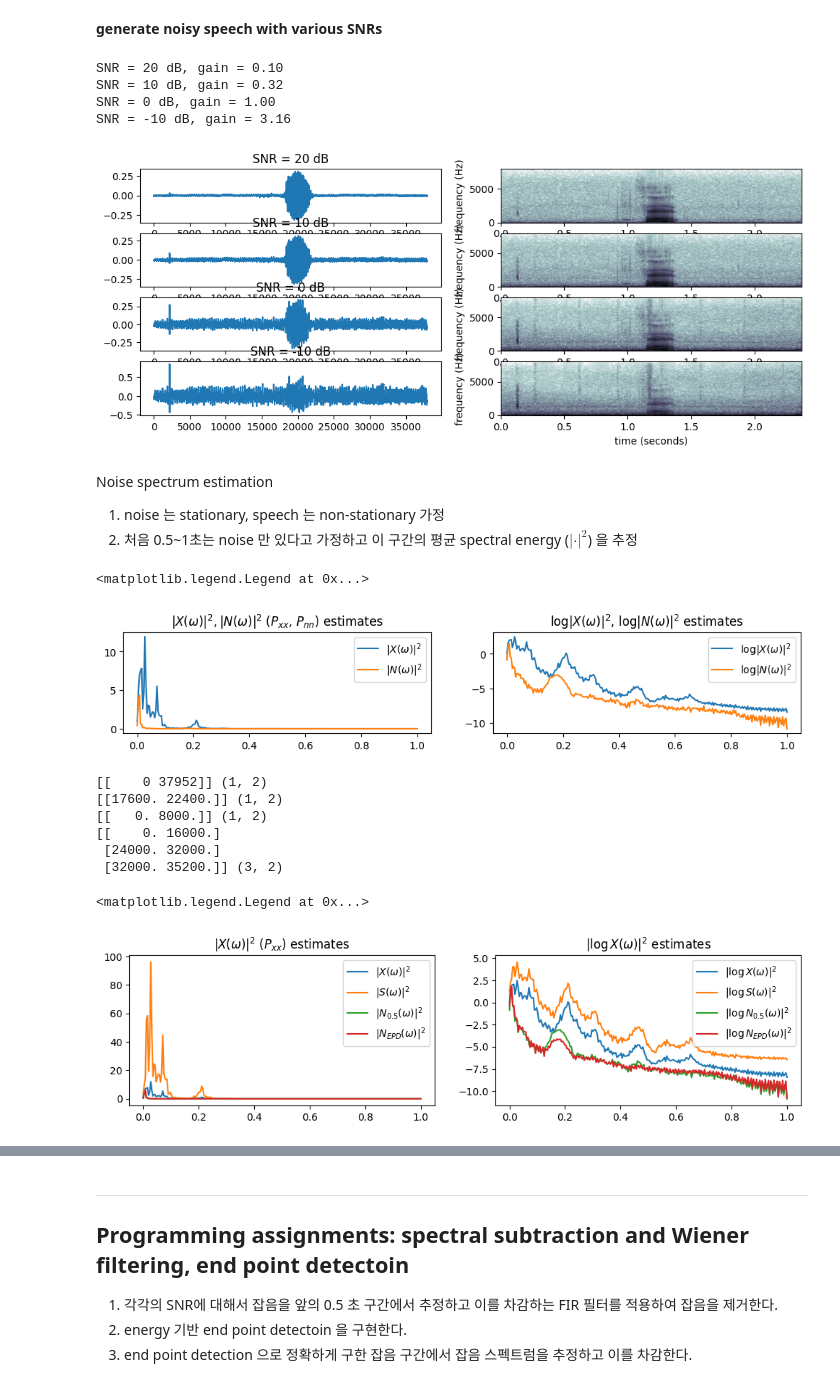
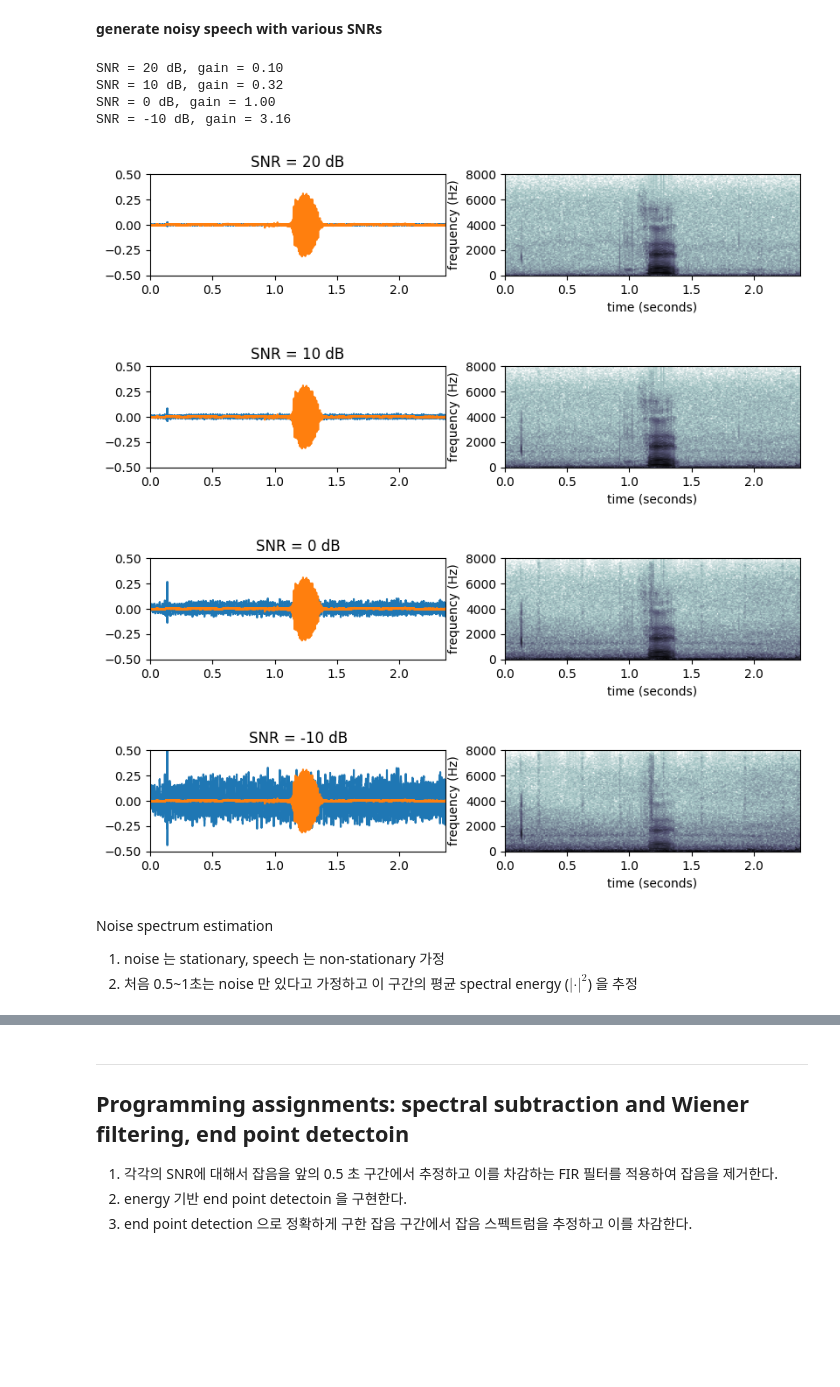
Before and after one commit to gjang7/ssp2023, a Jupyter notebook: lab04/lab04_ns_epd.ipynb, the cells around one changed output, grey strips where cells are left out. Cells and saved outputs as stored; diff of their text form; code cells hidden in the pictures; blank space fills up the shorter version.

```diff
--- a/lab04/lab04_ns_epd.ipynb
+++ b/lab04/lab04_ns_epd.ipynb
@@ -127,30 +121,33 @@ Fs = 16000, Ns = 160, Nf = 320, NFFT = 512, hNo = 257
 __generate noisy speech with various SNRs__
 # %%
 mixsnrs = np.array([20, 10, 0, -10])
-std_s = np.std(speech)
-std_n = np.std(noise)
+std_s = np.sqrt(np.mean(speech*speech))
+std_n = np.sqrt(np.mean(noise*noise))
 mixedSig = []
 for snr in mixsnrs:
     gain = np.power(10, -snr/20)
     print('SNR = %.0f dB, gain = %.2f' % (snr, gain))
-    m = speech + noise[:len(speech)]/std_n*std_s*gain
+    gn = noise[:len(speech)]/std_n*std_s*gain
+    m = speech + gn
     mixedSig.append(m)
+
+    # draw
+    plt.figure(figsize=FIG_SIZE*np.array([1.2,0.5]))
+    plt.subplot(1,2,1)
+    xscale = np.arange(len(gn))/Fs
+    plt.plot(xscale,gn); plt.plot(xscale,speech); plt.xlim(0,len(speech)/Fs); plt.ylim(-0.5,0.5)  #; plt.xticks([])
+    plt.title('SNR = %.0f dB' % (snr))
+    plt.subplot(1,2,2)
+    drawspectrogram3(m, Fs, Nf, Ns, minpercentile=1, colormap=cmap_plot)
 # %% [output]
 SNR = 20 dB, gain = 0.10
 SNR = 10 dB, gain = 0.32
 SNR = 0 dB, gain = 1.00
 SNR = -10 dB, gain = 3.16
+[figure, added]
+[figure, added]
+[figure, added]
+[figure, added]
-# %%
-plt.figure(figsize=FIG_SIZE*np.array([1.5,1.5]))
-
-for m in range(len(mixedSig)):
-    plt.subplot(len(mixedSig),2,(m+1)*2-1)
-    plt.plot(mixedSig[m])
-    plt.title('SNR = %.0f dB' % (mixsnrs[m]))
-    plt.subplot(len(mixedSig),2,(m+1)*2)
-    drawspectrogram2(mixedSig[m], Nf, Ns, minpercentile=1, isdbscale=True, isdraw=True)
-# %% [output]
-[figure, removed]
 # %% [markdown]
 Noise spectrum estimation
 1. noise 는 stationary, speech 는 non-stationary 가정
@@ -202,9 +199,6 @@ plt.plot(xticks,np.log(Pxx),label='$\log |X(\omega)|^2$')
 plt.plot(xticks,np.log(Pnn),label='$\log |N(\omega)|^2$')
 plt.title('$\log |X(\omega)|^2$, $\log |N(\omega)|^2$ estimates')
 plt.legend(loc='upper right')
-# %% [output]
-<matplotlib.legend.Legend at 0x...>
-[figure, removed]
 # %%
 ####################################
 def __sumSpect(x, I):
@@ -267,15 +261,6 @@ plt.plot(xticks,np.log(PnnHead),label='$|\log N_{0.5}(\omega)|^2$')
 plt.plot(xticks,np.log(PnnEPD),label='$|\log N_{EPD}(\omega)|^2$')
 plt.title('$|\log X(\omega)|^2$ estimates')
 plt.legend(loc='upper right')
-# %% [output]
-[[    0 37952]] (1, 2)
-[[17600. 22400.]] (1, 2)
-[[   0. 8000.]] (1, 2)
-[[    0. 16000.]
- [24000. 32000.]
- [32000. 35200.]] (3, 2)
-<matplotlib.legend.Legend at 0x...>
-[figure, removed]
 # %%
 ######################################################################
 # class definition for trapezoidal FIR filter overlap-add
```
Also changed, not shown: parts of 7 cells of this notebook, 3 other files.
